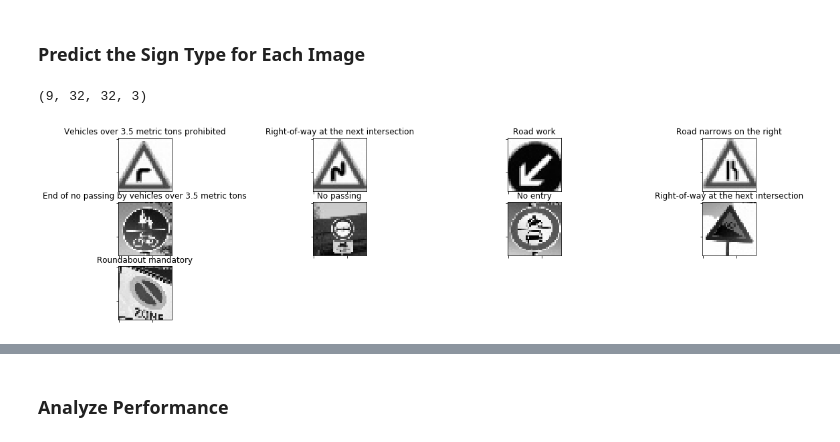
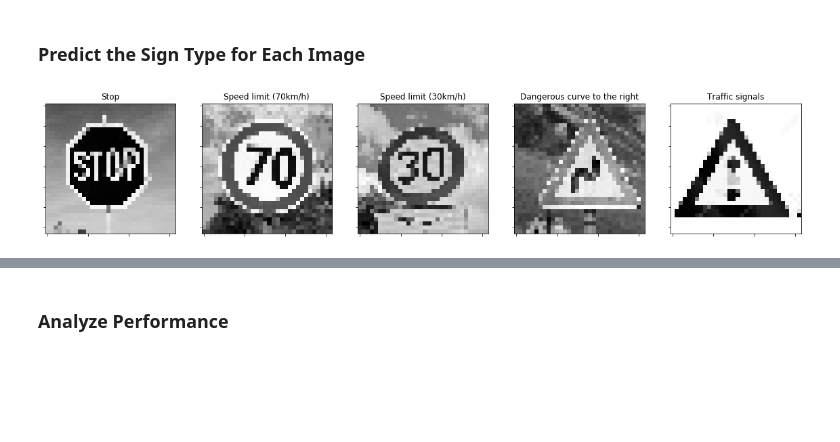
Before and after one commit to zxy1256/CarND-Traffic-Sign-Classifier-Project, a Jupyter notebook: Traffic_Sign_Classifier.ipynb, the cells around one changed output, grey strips where cells are left out. Drawn from its saved outputs; the diff is of its cells as text; code cells hidden in the pictures; blank space fills up the shorter version.

```diff
--- a/Traffic_Sign_Classifier.ipynb
+++ b/Traffic_Sign_Classifier.ipynb
@@ -284,7 +319,7 @@ one_hot_y = tf.one_hot(y, 43)
 # %%
 rate = 0.001
 
-logits = LeNet(x)
+logits = LeNet(x, keep_prob)
 cross_entropy = tf.nn.softmax_cross_entropy_with_logits(labels=one_hot_y, logits=logits)
 loss_operation = tf.reduce_mean(cross_entropy)
 optimizer = tf.train.AdamOptimizer(learning_rate = rate)
@@ -300,7 +335,7 @@ def evaluate(X_data, y_data):
     sess = tf.get_default_session()
     for offset in range(0, num_examples, BATCH_SIZE):
         batch_x, batch_y = X_data[offset:offset+BATCH_SIZE], y_data[offset:offset+BATCH_SIZE]
-        accuracy = sess.run(accuracy_operation, feed_dict={x: batch_x, y: batch_y})
+        accuracy = sess.run(accuracy_operation, feed_dict={x: batch_x, y: batch_y, keep_prob: 1.0})
         total_accuracy += (accuracy * len(batch_x))
     return total_accuracy / num_examples
 # %%
@@ -360,19 +408,22 @@ You may find `signnames.csv` useful as it contains mappings from the class id (i
 # %%
 ### Load the images and plot them here.
 ### Feel free to use as many code cells as needed.
+# %%
+import cv2
+
+def readImg(fileName):
+    img = cv2.imread(fileName)
+    rgb_img = cv2.cvtColor(img, cv2.COLOR_BGR2RGB)
+    resized_img = cv2.resize(rgb_img, (32, 32), interpolation = cv2.INTER_CUBIC)
+    return resized_img
 # %%
 X_test_extra = []
-image = plt.imread('Single_Curve.jpg')
-X_test_extra.append(image)
-image = plt.imread('Double_Curve.jpg')
-X_test_extra.append(image)
-image = plt.imread('Keep_Right.jpg')
-X_test_extra.append(image)
-image = plt.imread('Road_Narrow_Right.jpg')
-X_test_extra.append(image)
-for i in range(0,5):
-    image = plt.imread('test{}.jpg'.format(i + 1))
-    X_test_extra.append(image)
+X_test_extra.append(readImg('stop.png'))
+X_test_extra.append(readImg('70kmph.png'))
+X_test_extra.append(readImg('30kmph.png'))
+X_test_extra.append(readImg('curve.png'))
+X_test_extra.append(readImg('traffic_signs.png'))
+
 f = plt.figure(figsize=(20, 5))
 i = 0
 for img in X_test_extra:
@@ -391,21 +442,27 @@ X_test_extra = np.array(X_test_extra)
 ### Make sure to pre-process the images with the same pre-processing pipeline used earlier.
 ### Feel free to use as many code cells as needed.
 # %%
-X_test_extra_processed = preprocess_data(X_test_extra)
+def preprocess_data_X_only(X):
+#    return (X - 128)/128.0
+    # return [cv2.cvtColor(image, cv2.COLOR_RGB2GRAY) for image in X]
+    X_processed = []
+    for i in range(X.shape[0]):
+        processed = preprocess_img(X[i])
+        X_processed.append(processed)
+    return np.array(X_processed)
 
-index = 3
+X_test_extra_processed = preprocess_data_X_only(X_test_extra)
 
 with tf.Session() as sess:
     saver.restore(sess, tf.train.latest_checkpoint('.'))
-    predict = sess.run(tf.argmax(logits, 1), feed_dict={x: X_test_extra_processed})
+    predict = sess.run(tf.argmax(logits, 1), feed_dict={x: X_test_extra_processed, keep_prob: 1})
     # predict = sess.run(logits, feed_dict={x: X_test_extra_processed})
     f = plt.figure(figsize=(20, 5))
     for i in range(0, len(X_test_extra)):
-        ax = f.add_subplot(3, 4, i+1)
+        ax = f.add_subplot(1, 5, i+1)
         ax.imshow(X_test_extra_processed[i].squeeze(), cmap="gray")
         ax.set_xticklabels([])
         ax.set_yticklabels([])
         ax.set_title(get_sign_name(predict[i]))
 # %% [output]
-(9, 32, 32, 3)
-[figure, old version]
+[figure, new version]
```
Also changed, not shown: parts of 19 cells of this notebook, 20 other files.
